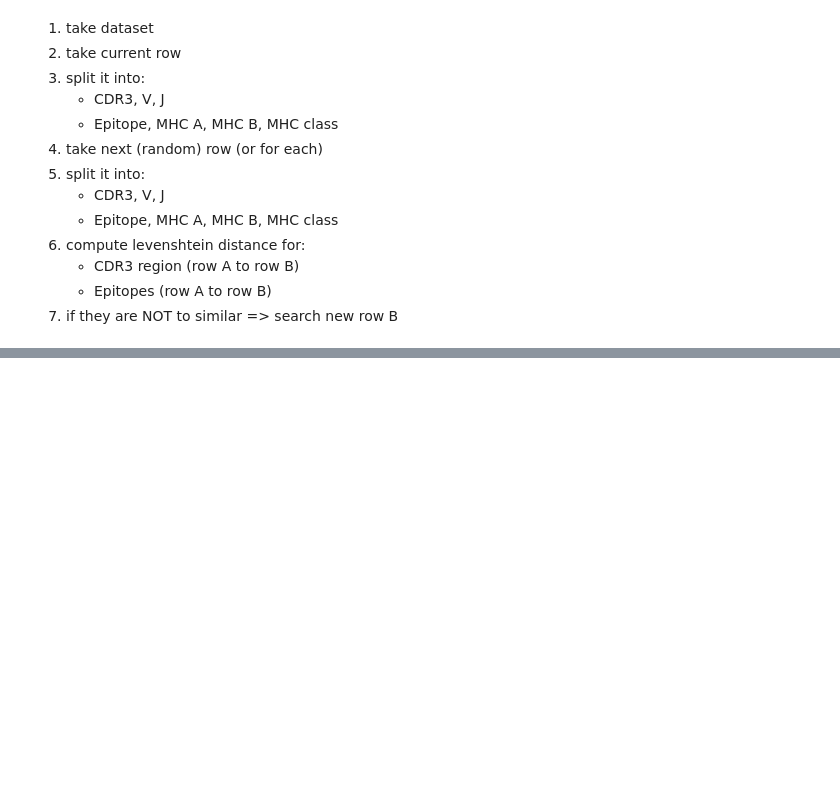
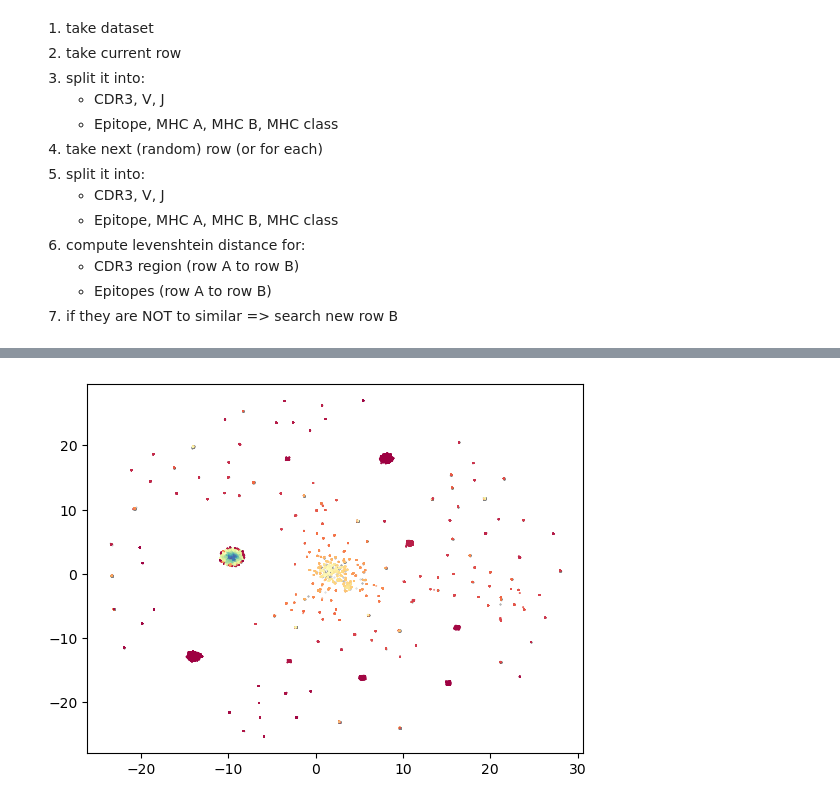
Before and after one commit to vegger/BA_ZHAW, a Jupyter notebook: notebooks/generation_negative_samples.ipynb, the cells around one changed output, grey strips where cells are left out. Cells and saved outputs as stored; diff of their text form; code cells hidden in the pictures; blank space fills up the shorter version.

```diff
--- a/notebooks/generation_negative_samples.ipynb
+++ b/notebooks/generation_negative_samples.ipynb
@@ -97,0 +204,21 @@ negative_epitopes_df
+# %%
+hdb = HDBSCAN(
+    min_cluster_size=5,
+    min_samples=5)
+hdb.fit(umap_embeddings)
+
+labels = hdb.labels_
+# %%
+clustered = (labels >= 0)
+plt.scatter(umap_embeddings[~clustered, 0],
+            umap_embeddings[~clustered, 1],
+            color=(0.5, 0.5, 0.5),
+            s=0.1,
+            alpha=0.5)
+plt.scatter(umap_embeddings[clustered, 0],
+            umap_embeddings[clustered, 1],
+            c=labels[clustered],
+            s=0.1,
+            cmap='Spectral');
+# %% [output]
+[figure, added]
```
Also changed, not shown: parts of 25 cells of this notebook.
